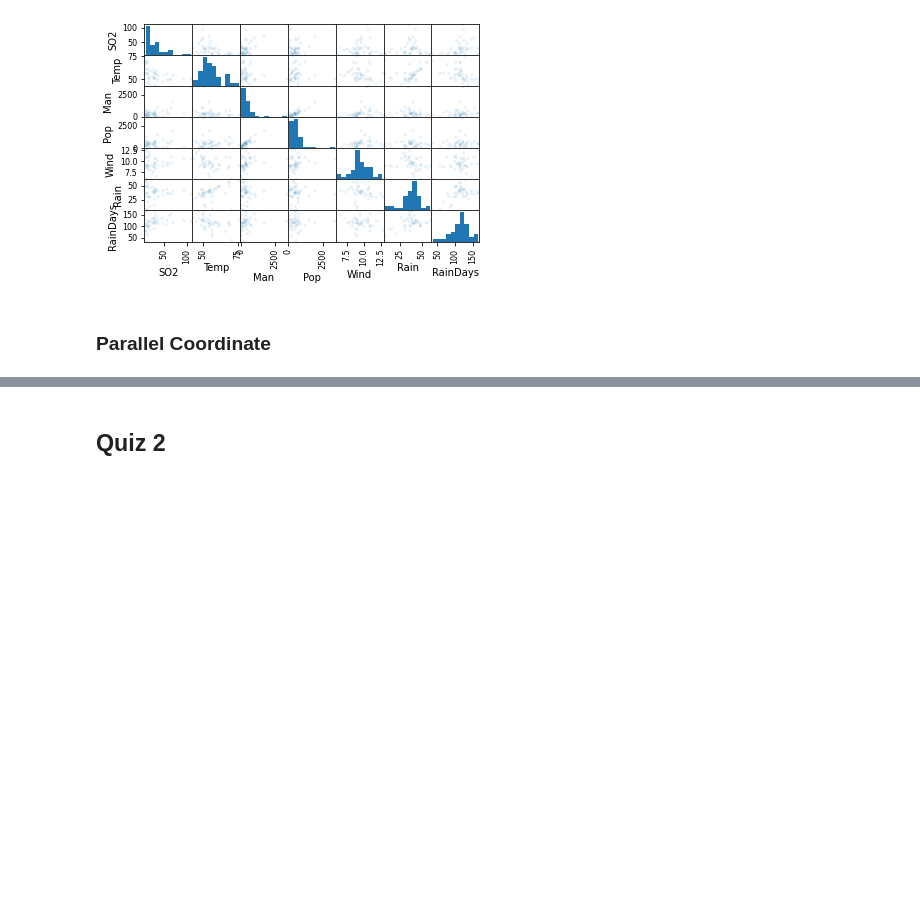
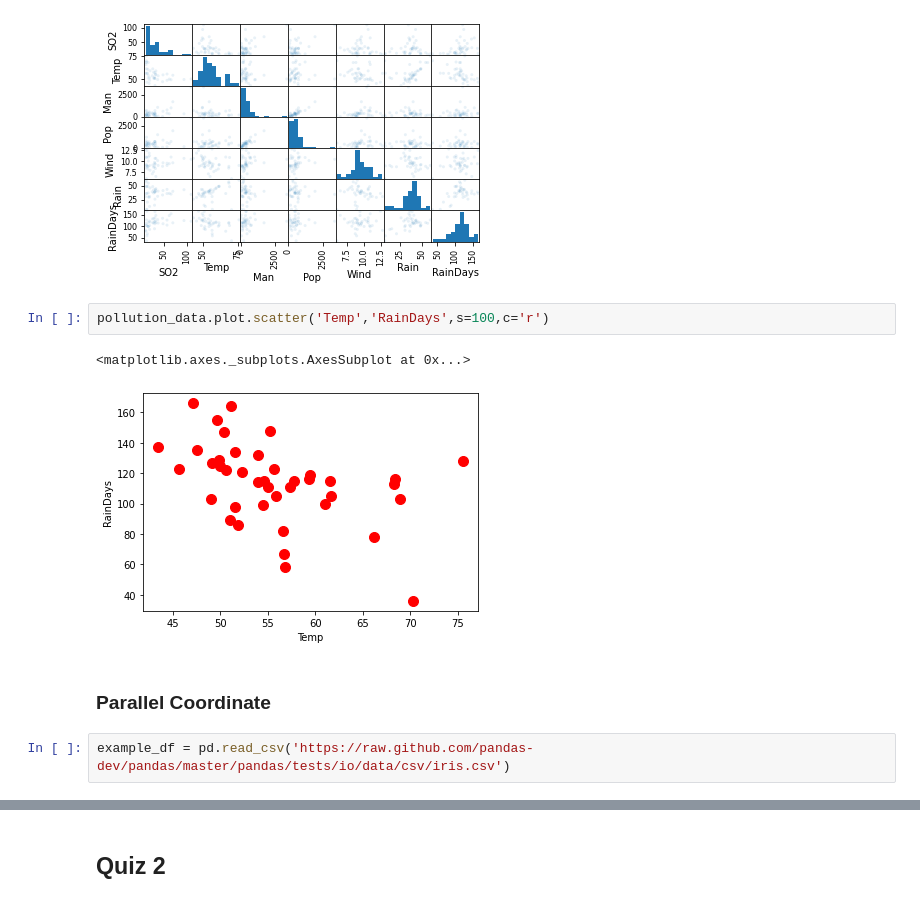
Before and after one commit to siriwat-heart/Multivariate, a Jupyter notebook: Chapter2_Visualize_Multivariate_Data.ipynb, the cells around one changed output, grey strips where cells are left out. Drawn from its saved outputs; the diff is of its cells as text; blank space fills up the shorter version.

```diff
--- a/Chapter2_Visualize_Multivariate_Data.ipynb
+++ b/Chapter2_Visualize_Multivariate_Data.ipynb
@@ -63,5 +89,12 @@ pd.plotting.scatter_matrix(pollution_data,alpha=1.0);
 pd.plotting.scatter_matrix(pollution_data,alpha=0.1);
 # %% [output]
 [figure]
+# %%
+pollution_data.plot.scatter('Temp','RainDays',s=100,c='r')
+# %% [output]
+<matplotlib.axes._subplots.AxesSubplot at 0x...>
+[figure, added]
 # %% [markdown]
 ### Parallel Coordinate
+# %%
+example_df = pd.read_csv('https://raw.github.com/pandas-dev/pandas/master/pandas/tests/io/data/csv/iris.csv')
```
Also changed, not shown: parts of 7 cells of this notebook.
